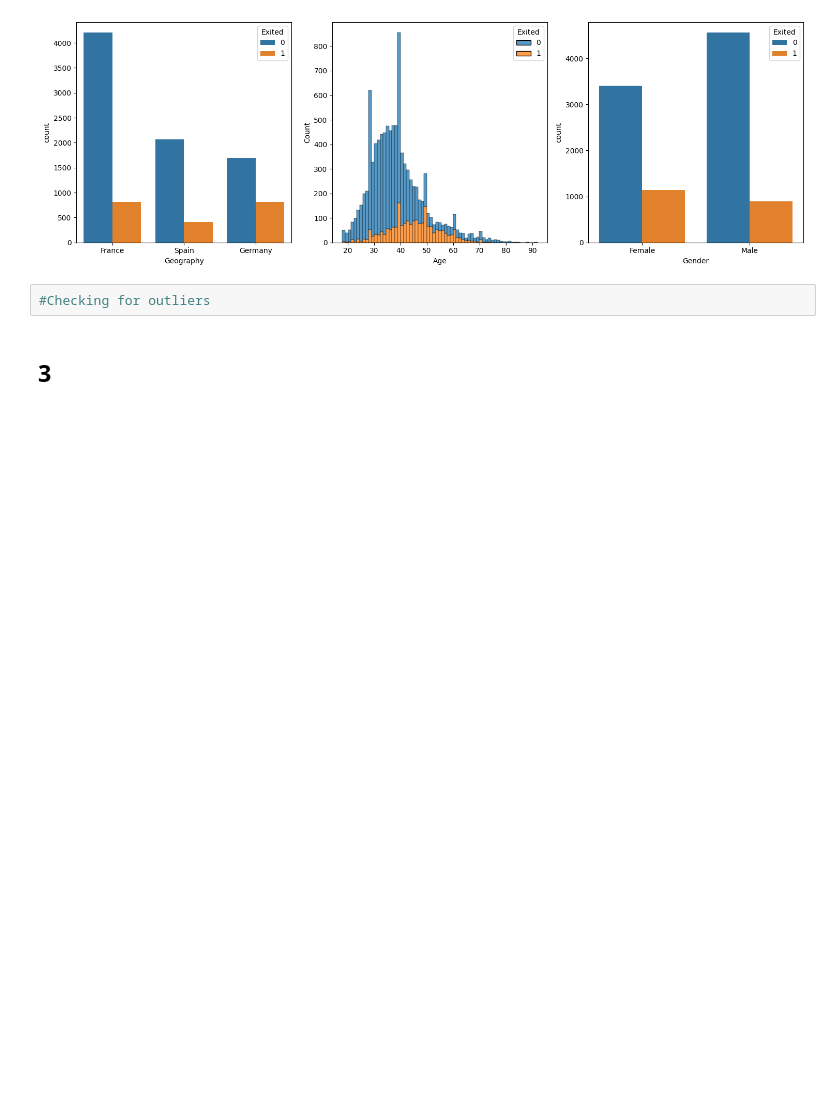
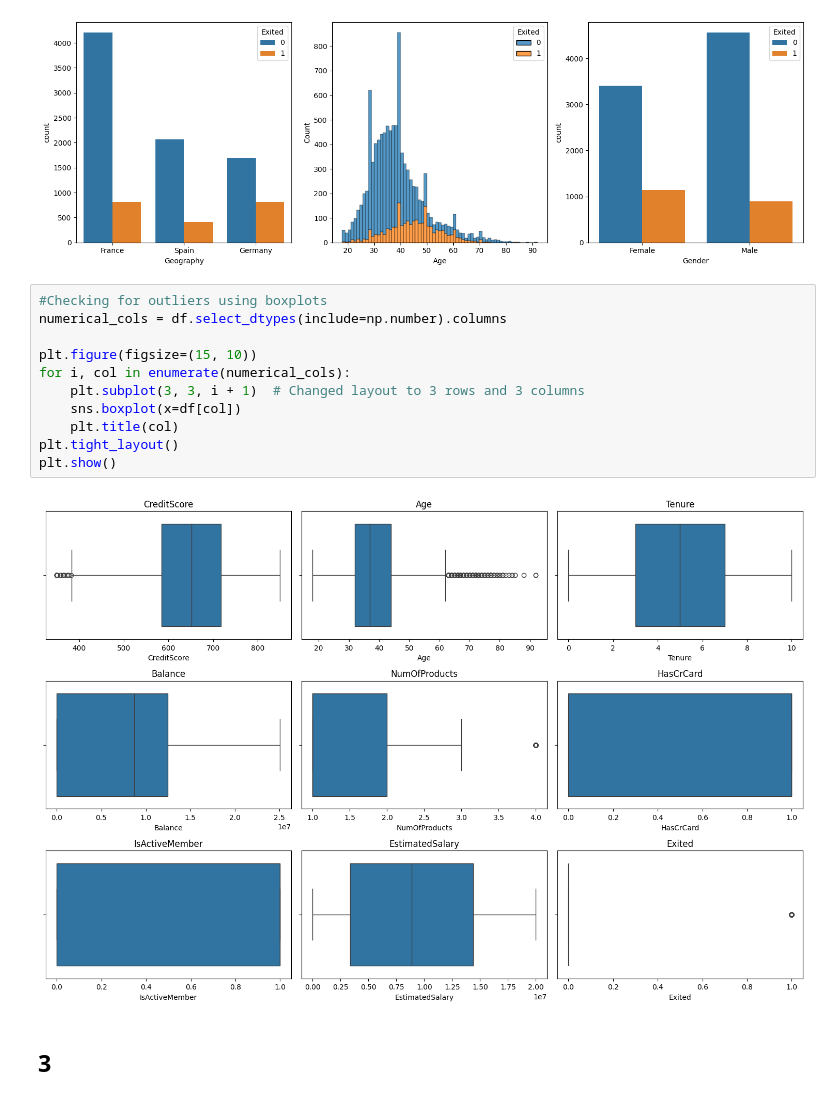
Before and after one commit to higorfct/Churn-Analysis, a Jupyter notebook: Notebook/Churn_Analysis.ipynb, the cells around one changed output. Cells and saved outputs as stored; diff of their text form; blank space fills up the shorter version.

```diff
--- a/Notebook/Churn_Analysis.ipynb
+++ b/Notebook/Churn_Analysis.ipynb
@@ -56,8 +56,19 @@ plt.tight_layout()
 plt.show()
 # %% [output]
 [figure]
-# %%
-#Checking for outliers
+# %%
+#Checking for outliers using boxplots
+numerical_cols = df.select_dtypes(include=np.number).columns
+
+plt.figure(figsize=(15, 10))
+for i, col in enumerate(numerical_cols):
+    plt.subplot(3, 3, i + 1)  # Changed layout to 3 rows and 3 columns
+    sns.boxplot(x=df[col])
+    plt.title(col)
+plt.tight_layout()
+plt.show()
+# %% [output]
+[figure, added]
 # %% [markdown]
 ## **3**
 # %% [markdown]
```
Also changed, not shown: parts of 8 cells of this notebook.
